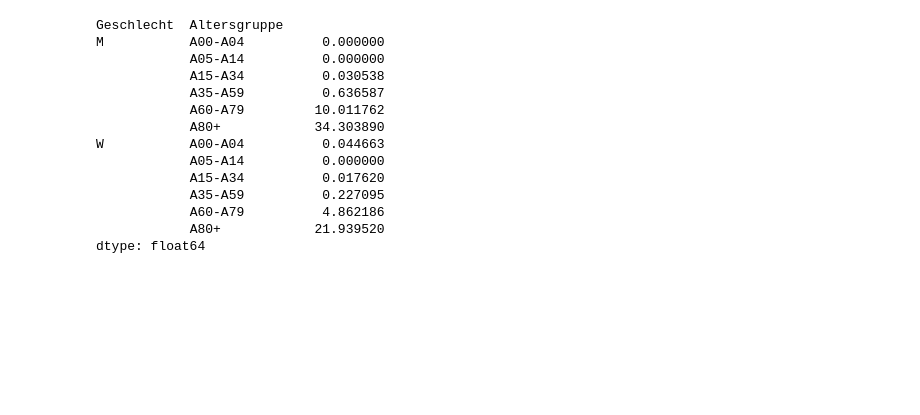
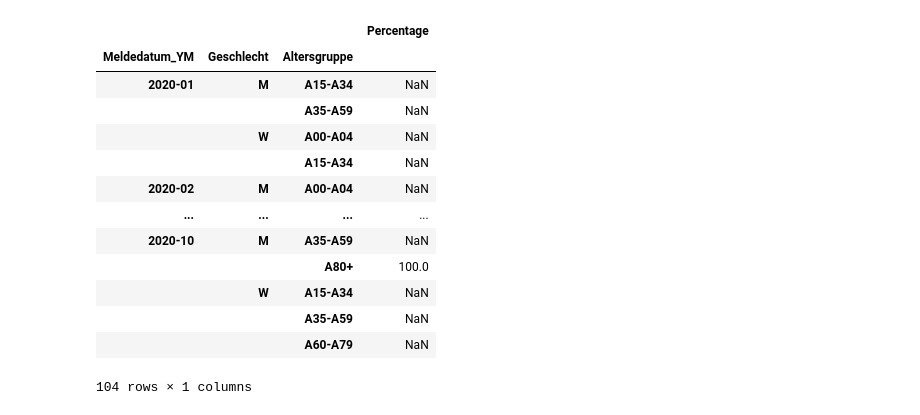
Before and after one commit to GCGImdea/fbdatachallenge, a Jupyter notebook: data/robert-koch-germany/analysis.ipynb, the cells around one changed output. Cells and saved outputs as stored; diff of their text form; code cells hidden in the pictures; blank space fills up the shorter version.

```diff
--- a/data/robert-koch-germany/analysis.ipynb
+++ b/data/robert-koch-germany/analysis.ipynb
@@ -58,18 +72,18 @@ dtype: float64
 # %%
-cfr = died.divide(resolved, fill_value=0).multiply(100)
+cfr = died.divide(resolved).multiply(100).rename(columns={"Count": "Percentage"})
 cfr
 # %% [output]
+|  |  |  | Percentage |
+| Meldedatum_YM | Geschlecht | Altersgruppe |  |
+| 2020-01 | M | A15-A34 | NaN |
+|  |  | A35-A59 | NaN |
+|  | W | A00-A04 | NaN |
+|  |  | A15-A34 | NaN |
+| 2020-02 | M | A00-A04 | NaN |
+| ... | ... | ... | ... |
+| 2020-10 | M | A35-A59 | NaN |
+|  |  | A80+ | 100.0 |
+|  | W | A15-A34 | NaN |
+|  |  | A35-A59 | NaN |
+|  |  | A60-A79 | NaN |
-Geschlecht  Altersgruppe
-M           A00-A04          0.000000
-            A05-A14          0.000000
-            A15-A34          0.030538
-            A35-A59          0.636587
-            A60-A79         10.011762
-            A80+            34.303890
-W           A00-A04          0.044663
-            A05-A14          0.000000
-            A15-A34          0.017620
-            A35-A59          0.227095
-            A60-A79          4.862186
-            A80+            21.939520
-dtype: float64
+104 rows × 1 columns
```
Also changed, not shown: parts of 7 cells of this notebook.
